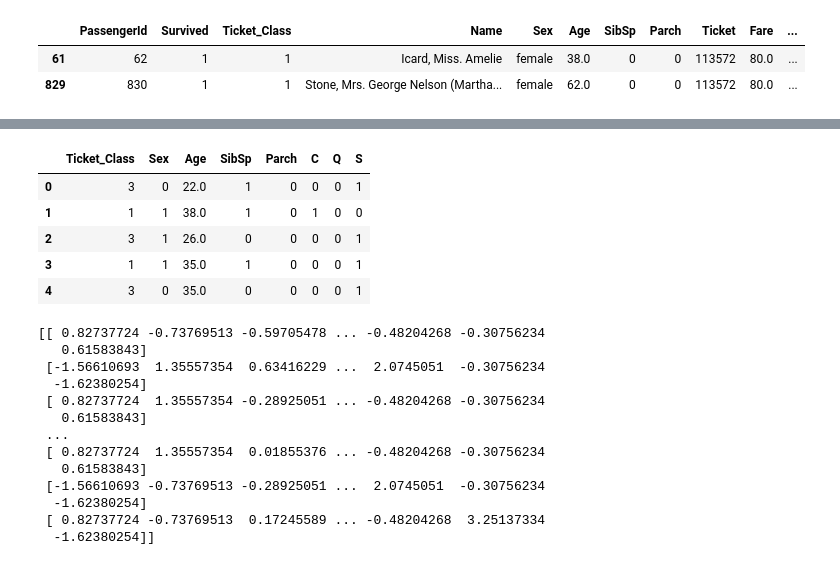
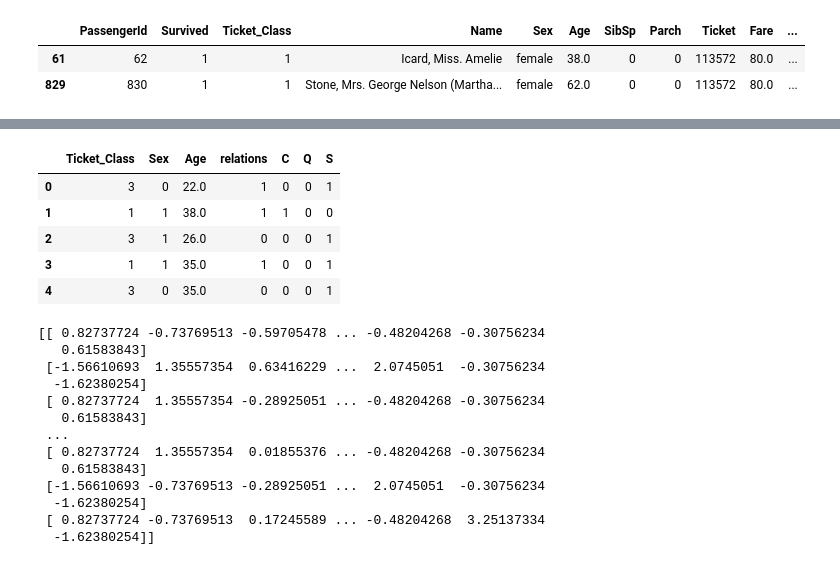
Before and after one commit to oluwamayowaa/titanic-repo, a Jupyter notebook: getting-started-with-titanic.ipynb, the cells around one changed output, grey strips where cells are left out. Saved outputs shown, nothing was run; the diff lists cells and outputs as text; code cells hidden in the pictures.

```diff
--- a/getting-started-with-titanic.ipynb
+++ b/getting-started-with-titanic.ipynb
@@ -120,3 +104,7 @@ train_df.head()
 | 2 | 3 | 1 | 3 | Heikkinen, Miss. Laina | 1 | 26.0 | 0 | 0 | STON/O2. 3101282 | 7.9250 | ... |
 | 3 | 4 | 1 | 1 | Futrelle, Mrs. Jacques Heath (Lil... | 1 | 35.0 | 1 | 0 | 113803 | 53.1000 | ... |
 | 4 | 5 | 0 | 3 | Allen, Mr. William Henry | 0 | 35.0 | 0 | 0 | 373450 | 8.0500 | ... |
+# %%
+#feature engineering
+train_df['relations'] = pd.Series(train_df['SibSp'] + train_df['Parch'])
+pd.DataFrame(train_df['relations'])
@@ -123,15 +125,15 @@ train_df.head()
 # %%
 #creating independent and dependent variables
-Features = train_df[['Ticket_Class', 'Sex', 'Age', 'SibSp', 'Parch']]
+Features = train_df[['Ticket_Class', 'Sex', 'Age', 'relations']]
 Features = pd.concat([Features, pd.get_dummies(train_df['Embarked'])], axis=1)
 Features.head()
 # %% [output]
-|  | Ticket_Class | Sex | Age | SibSp | Parch | C | Q | S |
-| 0 | 3 | 0 | 22.0 | 1 | 0 | 0 | 0 | 1 |
-| 1 | 1 | 1 | 38.0 | 1 | 0 | 1 | 0 | 0 |
-| 2 | 3 | 1 | 26.0 | 0 | 0 | 0 | 0 | 1 |
-| 3 | 1 | 1 | 35.0 | 1 | 0 | 0 | 0 | 1 |
-| 4 | 3 | 0 | 35.0 | 0 | 0 | 0 | 0 | 1 |
+|  | Ticket_Class | Sex | Age | relations | C | Q | S |
+| 0 | 3 | 0 | 22.0 | 1 | 0 | 0 | 1 |
+| 1 | 1 | 1 | 38.0 | 1 | 1 | 0 | 0 |
+| 2 | 3 | 1 | 26.0 | 0 | 0 | 0 | 1 |
+| 3 | 1 | 1 | 35.0 | 1 | 0 | 0 | 1 |
+| 4 | 3 | 0 | 35.0 | 0 | 0 | 0 | 1 |
 # %%
 #Feature Selection
 X = Features
```
Also changed, not shown: parts of 18 cells of this notebook.
